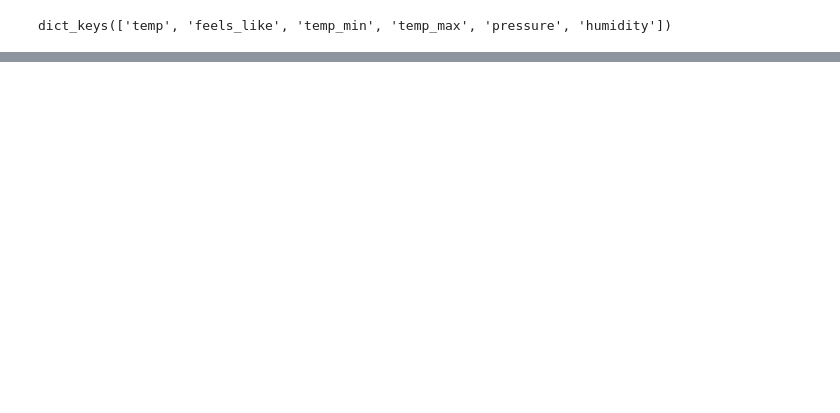
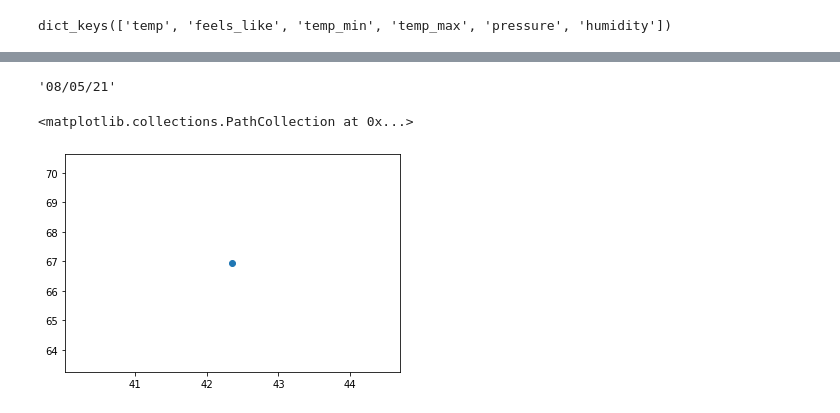
Before and after one commit to kowiak89/World_Weather_Analysis, a Jupyter notebook: API_Practice.ipynb, the cells around one changed output, grey strips where cells are left out. Cells and saved outputs as stored; diff of their text form; code cells hidden in the pictures; blank space fills up the shorter version.

Commit message:
scatter plots

```diff
--- a/API_Practice.ipynb
+++ b/API_Practice.ipynb
@@ -199,0 +200,15 @@ datetime.utcfromtimestamp(date).strftime('%Y-%m-%d %H:%M:%S')
+# %%
+# Import the time module.
+import time
+# Get today's date in seconds.
+today = time.strftime('%x')
+today
+# %% [output]
+'08/05/21'
+# %%
+import matplotlib.pyplot as plt
+plt.scatter(lat,
+           max_temp,)
+# %% [output]
+<matplotlib.collections.PathCollection at 0x...>
+[figure, added]
```
Also changed, not shown: parts of 8 cells of this notebook, 6 other files.
